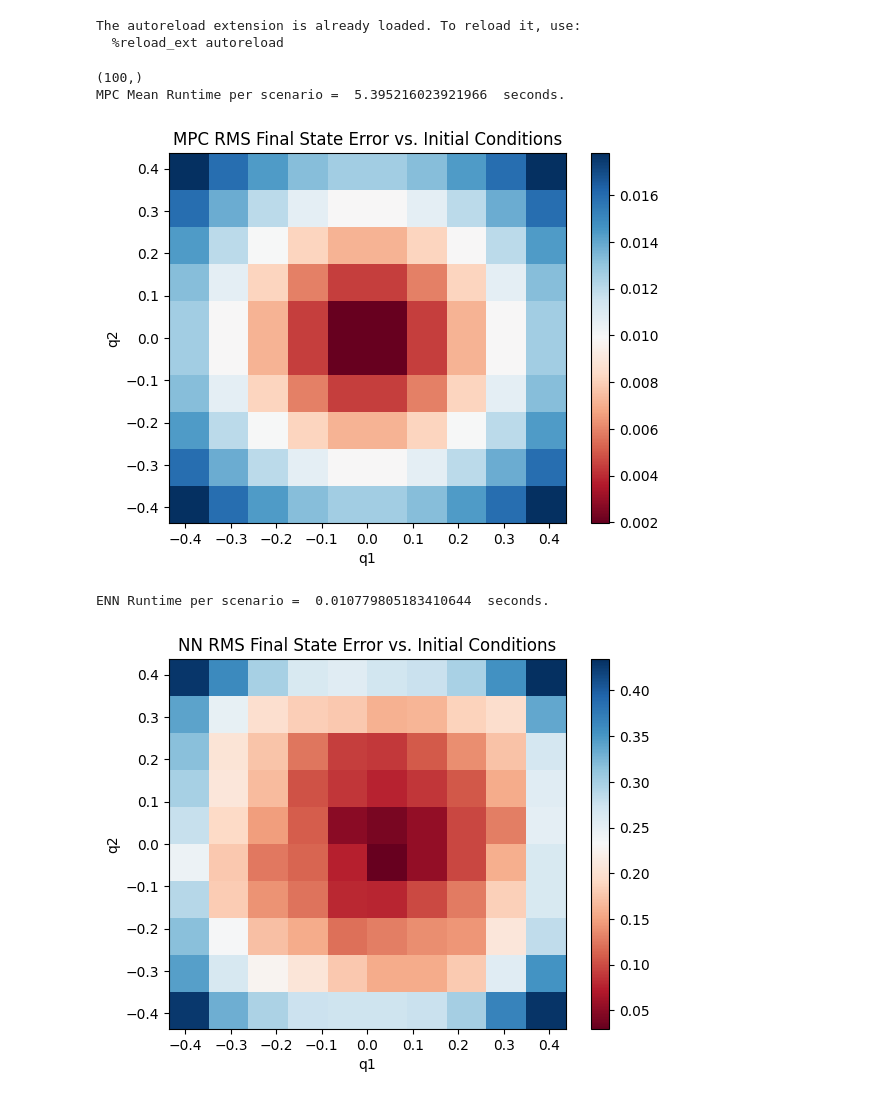
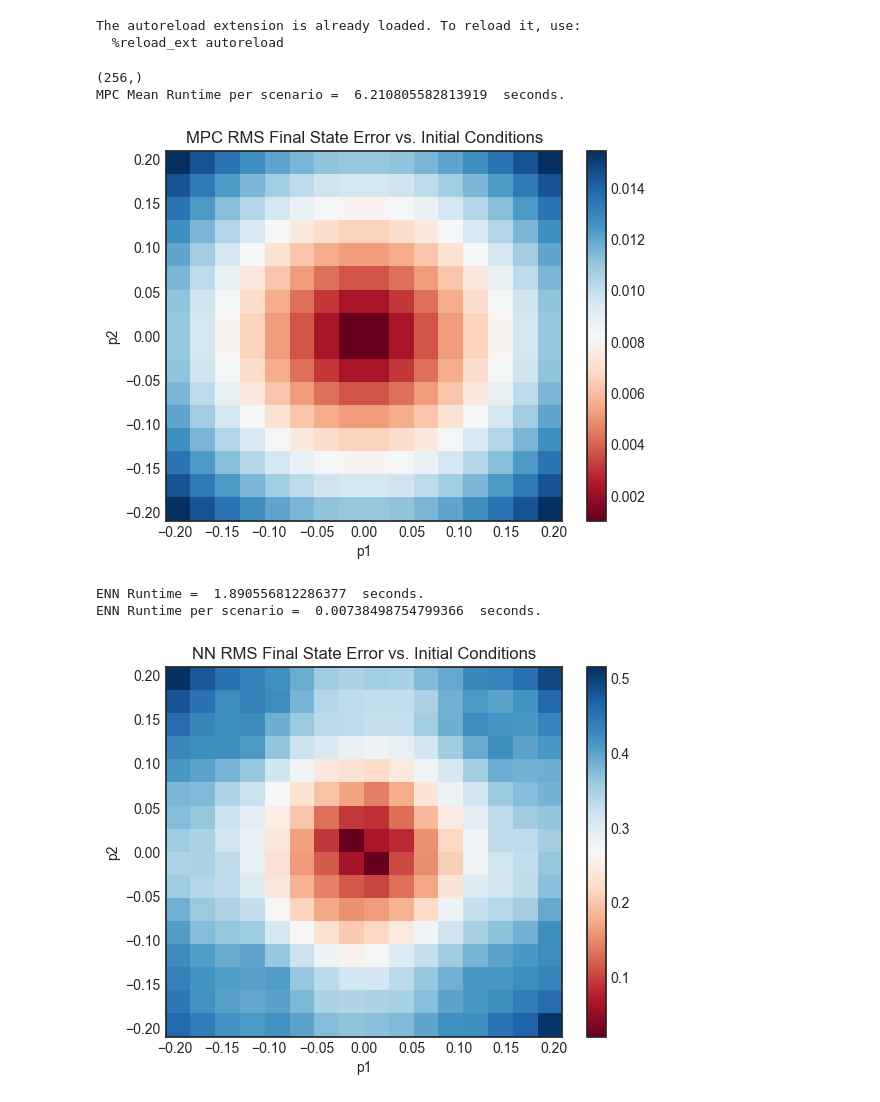
Before and after one commit to kevin-troy/neural_dynamics_learning, a Jupyter notebook: compare.ipynb, the cells around one changed output. Saved outputs shown, nothing was run; the diff lists cells and outputs as text; code cells hidden in the pictures.

```diff
--- a/compare.ipynb
+++ b/compare.ipynb
@@ -10,19 +10,37 @@ import sim_tools.dynamics as dynamics
 state_bounds = np.array([np.pi/8, np.pi/8, np.pi/16, np.pi/16])
 
 """
-Case 1: Angular deflection only, no initial momentum
+User settings:
+    Case 1: Angular deflection only, no initial momentum
+    Case 2: Angular momentum only, no initial deflection
 """
 
-N_points = 10
+CASE_ID = 2
+
+N_points = 16
 sg = np.array([0., 0., 0., 0.])
-q1 = np.linspace(-state_bounds[0], state_bounds[0], N_points)
-q2 = np.linspace(-state_bounds[1], state_bounds[1], N_points)
-q1_mesh, q2_mesh = np.meshgrid(q1, q2)
-x0 = np.concatenate((q1_mesh.reshape((-1,1)), q2_mesh.reshape((-1,1)), np.zeros((N_points**2,1)), np.zeros((N_points**2,1))), axis=1)
+
+if CASE_ID == 1:
+    q1 = np.linspace(-state_bounds[0], state_bounds[0], N_points)
+    q2 = np.linspace(-state_bounds[1], state_bounds[1], N_points)
+    q1_mesh, q2_mesh = np.meshgrid(q1, q2)
+    x0 = np.concatenate((q1_mesh.reshape((-1,1)), q2_mesh.reshape((-1,1)), np.zeros((N_points**2,1)), np.zeros((N_points**2,1))), axis=1)
+    MESH_X = q1_mesh
+    MESH_Y = q2_mesh
+    MESH_LABELS = ["q1", "q2"]
+
+elif CASE_ID ==2:
+    p1 = np.linspace(-state_bounds[2], state_bounds[3], N_points)
+    p2 = np.linspace(-state_bounds[3], state_bounds[3], N_points)
+    p1_mesh, p2_mesh = np.meshgrid(p1, p2)
+    x0 = np.concatenate((np.zeros((N_points**2,1)), np.zeros((N_points**2,1)),p1_mesh.reshape((-1,1)), p2_mesh.reshape((-1,1))), axis=1)
+    MESH_X = p1_mesh
+    MESH_Y = p2_mesh
+    MESH_LABELS = ["p1", "p2"]
+
 
 errors = []
 runtimes = []
-#t = np.linspace(0,10,100)
 t = np.linspace(0,10,100)
 dt = t[1]-t[0]
 Q = 1*np.eye(4)
@@ -45,18 +63,18 @@ rms_errors = np.sqrt(np.sum(np.array(errors)**2, axis=1))
 print(rms_errors.shape)
 print("MPC Mean Runtime per scenario = ", np.mean(np.array(runtimes)), " seconds.")
 # %% [output]
-(100,)
-MPC Mean Runtime per scenario =  5.395216023921966  seconds.
+(256,)
+MPC Mean Runtime per scenario =  6.210805582813919  seconds.
 # %%
 fig, ax = plt.subplots()
-c = ax.pcolormesh(q1_mesh, q2_mesh, rms_errors.reshape((N_points,N_points)), cmap="RdBu")
+c = ax.pcolormesh(MESH_X, MESH_Y, rms_errors.reshape((N_points,N_points)), cmap="RdBu")
 fig.colorbar(c, ax=ax)
-ax.set_xlabel("q1")
-ax.set_ylabel("q2")
+ax.set_xlabel(MESH_LABELS[0])
+ax.set_ylabel(MESH_LABELS[1])
 ax.set_title("MPC RMS Final State Error vs. Initial Conditions")
 plt.show()
 # %% [output]
-[figure, old version]
+[figure, new version]
 # %%
 import torch
 from sim_tools.sim_neural import sim_neural
@@ -103,22 +121,25 @@ global device
 device = 'cpu'
 model.load_state_dict(torch.load("models/deep_long.pth"))
 model.eval().cpu()
+t_torch = torch.linspace(0,10,100)
 trajs, _, runtime_torch = sim_neural(model, x0_torch, sg_torch, t_torch)
+print("ENN Runtime = ", runtime_torch, " seconds.")
 print("ENN Runtime per scenario = ", runtime_torch/(N_points**2), " seconds.")
 # %% [output]
-ENN Runtime per scenario =  0.010779805183410644  seconds.
+ENN Runtime =  1.890556812286377  seconds.
+ENN Runtime per scenario =  0.00738498754799366  seconds.
 # %%
 errors_torch = np.array(trajs)[-1,:,:] - sg
 rms_errors_torch = np.sqrt(np.sum(errors_torch**2, axis=1))
 # %%
 fig, ax = plt.subplots()
-c = ax.pcolormesh(q1_mesh, q2_mesh, rms_errors_torch.reshape((N_points,N_points)), cmap="RdBu")
+c = ax.pcolormesh(MESH_X, MESH_Y, rms_errors_torch.reshape((N_points,N_points)), cmap="RdBu")
 fig.colorbar(c, ax=ax)
-ax.set_xlabel("q1")
-ax.set_ylabel("q2")
+ax.set_xlabel(MESH_LABELS[0])
+ax.set_ylabel(MESH_LABELS[1])
 ax.set_title("NN RMS Final State Error vs. Initial Conditions")
 plt.show()
 # %% [output]
-[figure, old version]
+[figure, new version]
 # %%
 def plot_state_trajectories(t_span, state_traj, desired):
```
Also changed, not shown: parts of 3 cells of this notebook.
